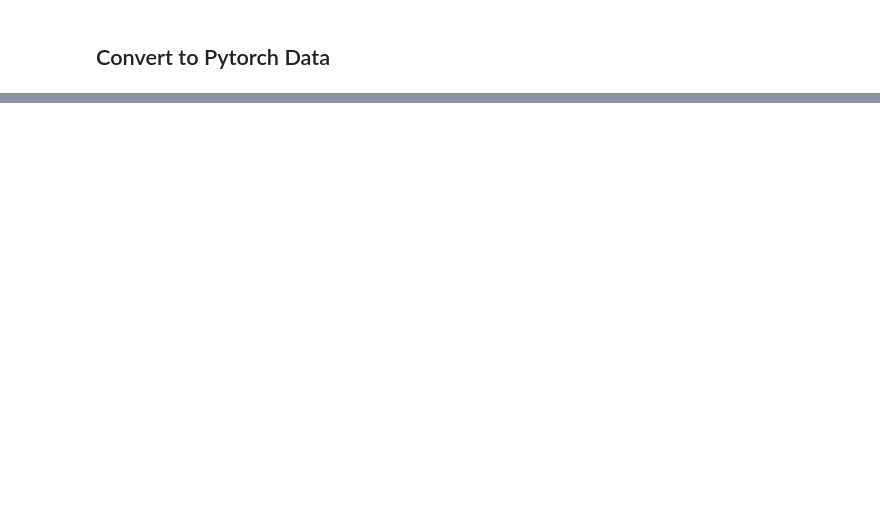
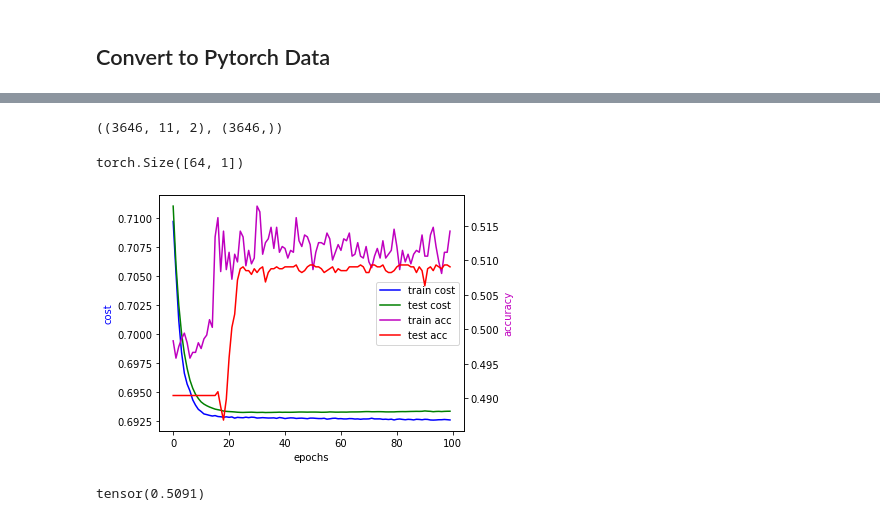
Before and after one commit to lbotti319/currency_nn, a Jupyter notebook: LSTM.ipynb, the cells around one changed output, grey strips where cells are left out. Saved outputs shown, nothing was run; the diff lists cells and outputs as text; code cells hidden in the pictures; blank space fills up the shorter version.

```diff
--- a/LSTM.ipynb
+++ b/LSTM.ipynb
@@ -100,39 +56,9 @@ from torch import nn
+# %%
+X_test.shape, y_test.shape
+# %% [output]
+((3646, 11, 2), (3646,))
 # %%
-training_data = BasicData(shaped_train, y_train)
-test_data = BasicData(shaped_test, y_test)
+training_data = BasicData(X_train, y_train)
+test_data = BasicData(X_test, y_test)
 train_loader = DataLoader(training_data, batch_size=64, shuffle=True, drop_last=True)
 test_loader = DataLoader(test_data, batch_size=64, shuffle=True, drop_last=True)
-# %%
-class LSTM(nn.Module):
-
-    def __init__(self, input_size, hidden_size, num_layers, out_d):
-        super(LSTM, self).__init__()
-
-        self.num_classes = num_classes
-        self.num_layers = num_layers
-        self.input_size = input_size
-        self.hidden_size = hidden_size
-        self.seq_length = seq_length
-
-        self.lstm = nn.LSTM(input_size=input_size, hidden_size=hidden_size,
-                            num_layers=num_layers, batch_first=True)
-
-        self.fc = nn.Linear(hidden_size, out_d)
-
-    def forward(self, x):
-        h_0 = torch.zeros(
-            self.num_layers, x.shape[0], self.hidden_size)
-
-        c_0 = torch.zeros(
-            self.num_layers, x.shape[0], self.hidden_size)
-
-        # Propagate input through LSTM
-        ula, (h_out, _) = self.lstm(x, (h_0, c_0))
-        print(h_out.shape)
-
-        h_out = h_out.view(-1, self.hidden_size)
-        print(h_out.shape)
-
-        out = self.fc(h_out)
-
-        return out
@@ -138,0 +68,15 @@ class LSTM(nn.Module):
+# %%
+model = LSTM(2, 5, 1, 1)
+# model.forward(next(iter(train_loader))[0]).shape
+# %% [output]
+torch.Size([64, 1])
+# %%
+train_history, test_history = train_net(
+    model, train_loader, test_data, loss_fn=torch.nn.BCEWithLogitsLoss(), epochs=100, learning_rate=0.01)
+plot_train_test(train_history, test_history)
+# %% [output]
+[figure, added]
+# %%
+pred_accuracy(model(test_data.x).squeeze(), test_data.y)
+# %% [output]
+tensor(0.5091)
```
Also changed, not shown: parts of 19 cells of this notebook, 4 other files.
